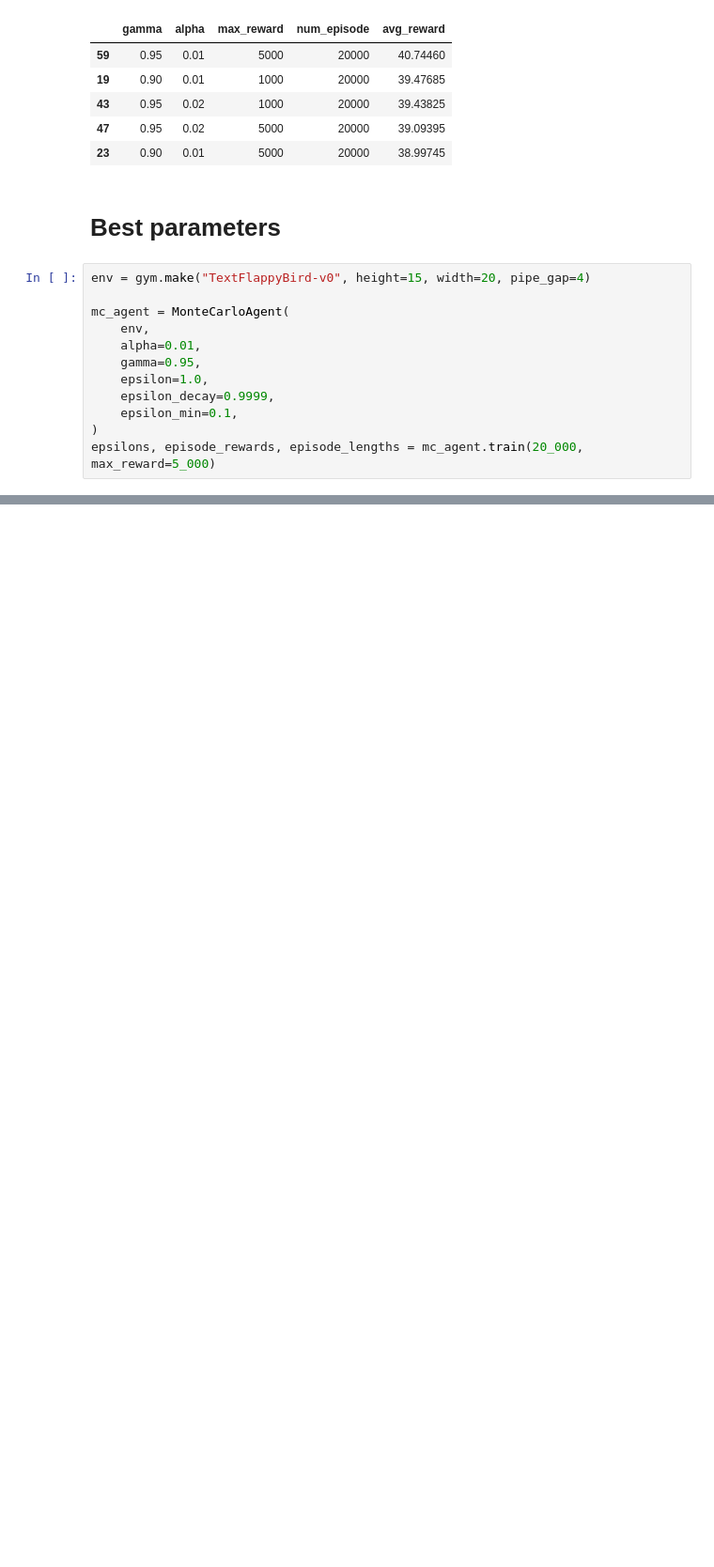
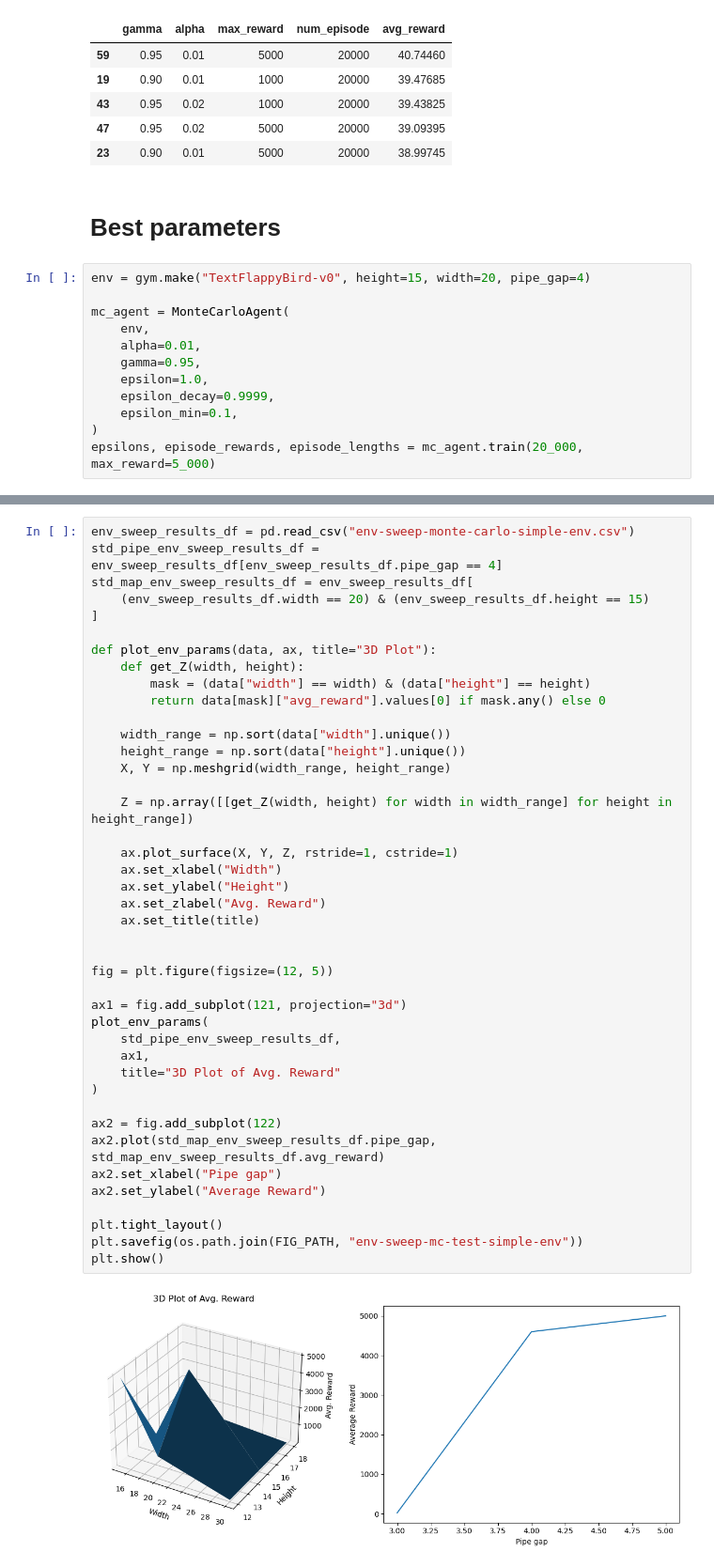
Before and after one commit to gralexrob1/flappy-bird-rl, a Jupyter notebook: notebooks/monte-carlo-simple-env.ipynb, the cells around one changed output, grey strips where cells are left out. Shown at 94% size. Cells and saved outputs as stored; diff of their text form; blank space fills up the shorter version.

```diff
--- a/notebooks/monte-carlo-simple-env.ipynb
+++ b/notebooks/monte-carlo-simple-env.ipynb
@@ -204,0 +256,44 @@ plot_policy(
+# %%
+env_sweep_results_df = pd.read_csv("env-sweep-monte-carlo-simple-env.csv")
+std_pipe_env_sweep_results_df = env_sweep_results_df[env_sweep_results_df.pipe_gap == 4]
+std_map_env_sweep_results_df = env_sweep_results_df[
+    (env_sweep_results_df.width == 20) & (env_sweep_results_df.height == 15)
+]
+
+def plot_env_params(data, ax, title="3D Plot"):
+    def get_Z(width, height):
+        mask = (data["width"] == width) & (data["height"] == height)
+        return data[mask]["avg_reward"].values[0] if mask.any() else 0
+
+    width_range = np.sort(data["width"].unique())
+    height_range = np.sort(data["height"].unique())
+    X, Y = np.meshgrid(width_range, height_range)
+
+    Z = np.array([[get_Z(width, height) for width in width_range] for height in height_range])
+
+    ax.plot_surface(X, Y, Z, rstride=1, cstride=1)
+    ax.set_xlabel("Width")
+    ax.set_ylabel("Height")
+    ax.set_zlabel("Avg. Reward")
+    ax.set_title(title)
+
+
+fig = plt.figure(figsize=(12, 5))
+
+ax1 = fig.add_subplot(121, projection="3d")
+plot_env_params(
+    std_pipe_env_sweep_results_df,
+    ax1,
+    title="3D Plot of Avg. Reward"
+)
+
+ax2 = fig.add_subplot(122)
+ax2.plot(std_map_env_sweep_results_df.pipe_gap, std_map_env_sweep_results_df.avg_reward)
+ax2.set_xlabel("Pipe gap")
+ax2.set_ylabel("Average Reward")
+
+plt.tight_layout()
+plt.savefig(os.path.join(FIG_PATH, "env-sweep-mc-test-simple-env"))
+plt.show()
+# %% [output]
+[figure, added]
```
Also changed, not shown: parts of 12 cells of this notebook, 33 other files.
